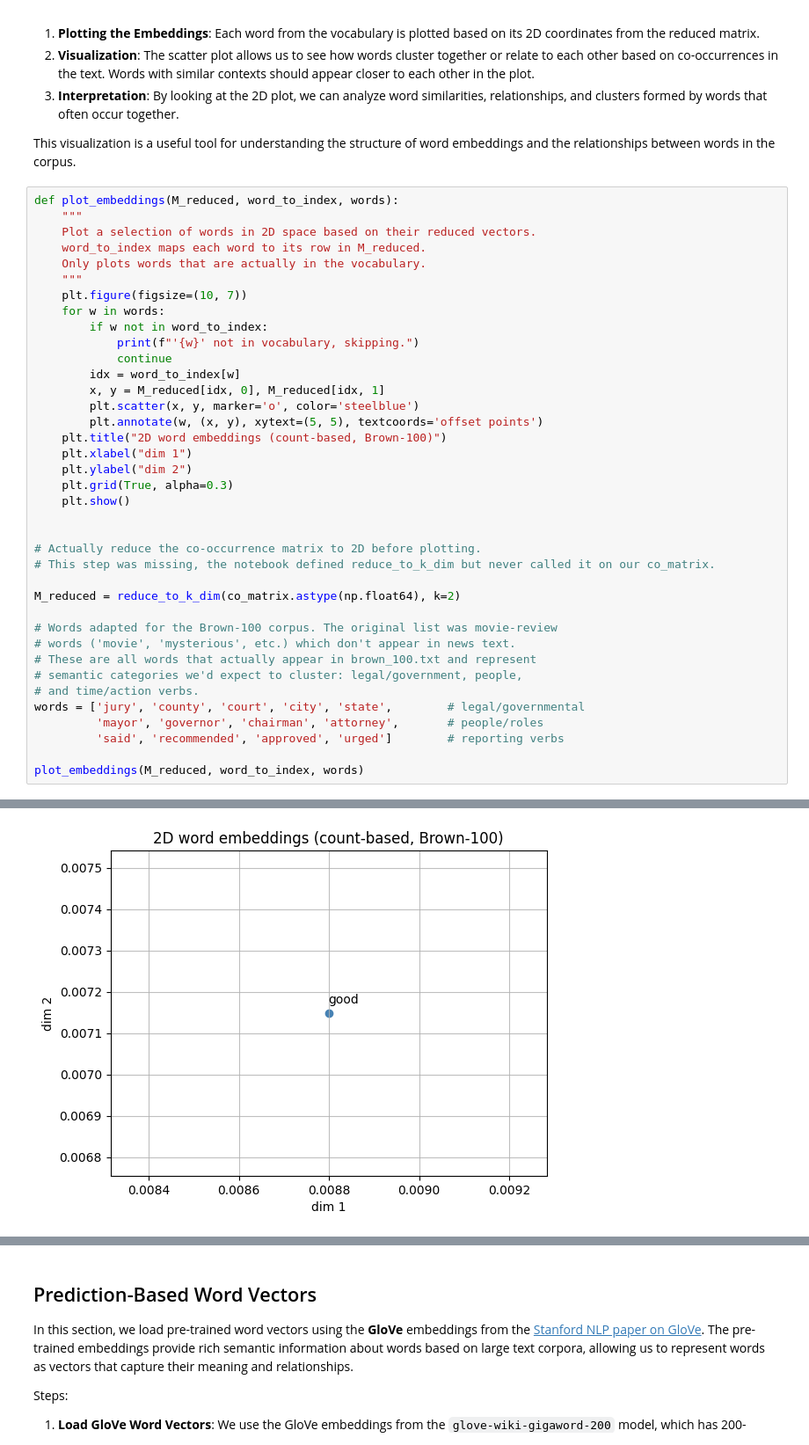
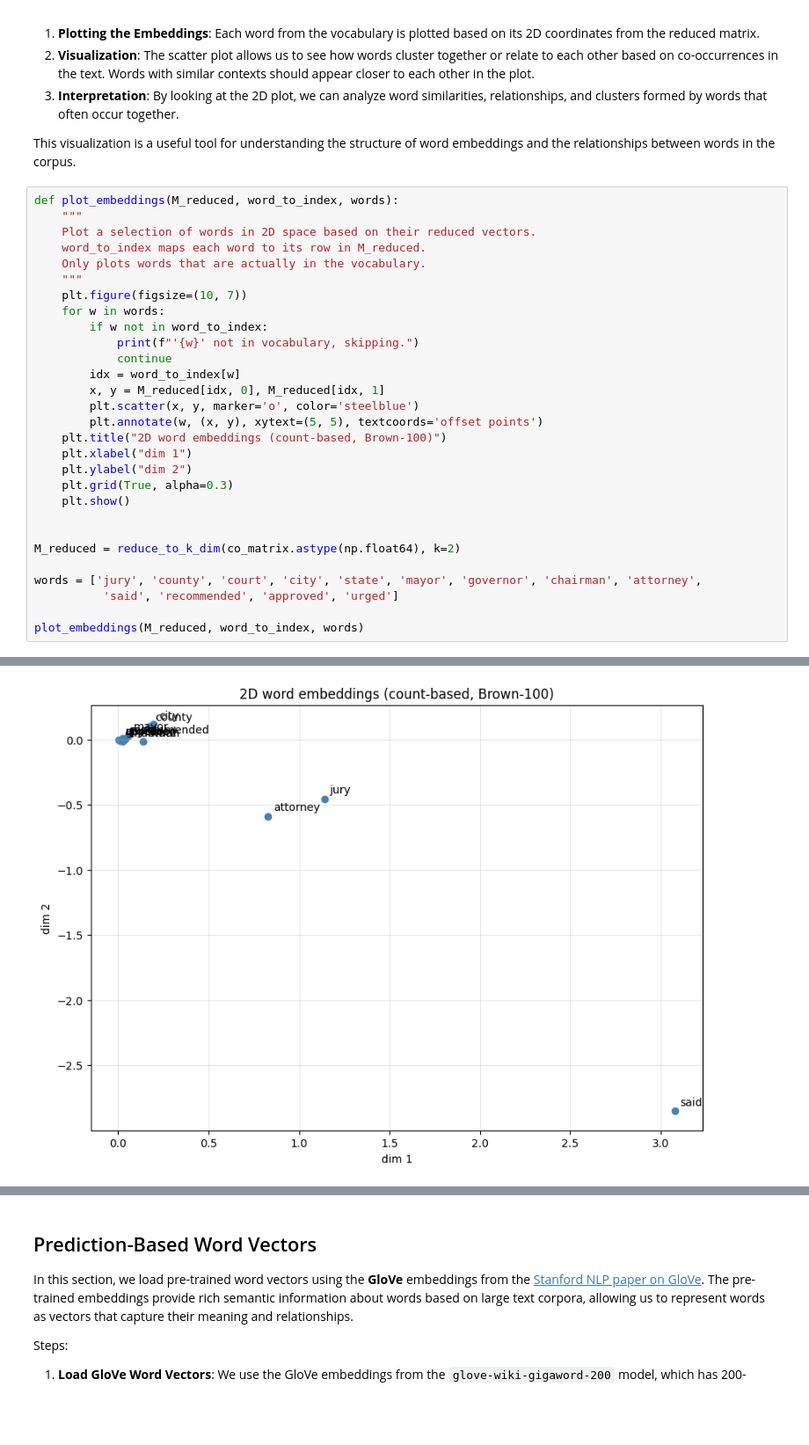
Before and after one commit to myriamth04/NLP, a Jupyter notebook: NLP_2026_A2.ipynb, the cells around one changed output, grey strips where cells are left out. Shown at 88% size. Saved outputs shown, nothing was run; the diff lists cells and outputs as text; blank space fills up the shorter version.

Commit message:
changes: update words with multiple meanings

```diff
--- a/NLP_2026_A2.ipynb
+++ b/NLP_2026_A2.ipynb
@@ -442,19 +442,10 @@ def plot_embeddings(M_reduced, word_to_index, words):
     plt.show()
 
 
-# Actually reduce the co-occurrence matrix to 2D before plotting.
-# This step was missing, the notebook defined reduce_to_k_dim but never called it on our co_matrix.
-
 M_reduced = reduce_to_k_dim(co_matrix.astype(np.float64), k=2)
 
-# Words adapted for the Brown-100 corpus. The original list was movie-review
-# words ('movie', 'mysterious', etc.) which don't appear in news text.
-# These are all words that actually appear in brown_100.txt and represent
-# semantic categories we'd expect to cluster: legal/government, people,
-# and time/action verbs.
-words = ['jury', 'county', 'court', 'city', 'state',        # legal/governmental
-         'mayor', 'governor', 'chairman', 'attorney',       # people/roles
-         'said', 'recommended', 'approved', 'urged']        # reporting verbs
+words = ['jury', 'county', 'court', 'city', 'state', 'mayor', 'governor', 'chairman', 'attorney',
+          'said', 'recommended', 'approved', 'urged']
 
 plot_embeddings(M_reduced, word_to_index, words)
 # %% [output]
@@ -470,4 +452,4 @@ huge not in corpus
-[figure, old version]
+[figure, new version]
 # %%
 def plot_embeddings(M_reduced, words):
     for word in words:
```
Also changed, not shown: parts of 4 cells of this notebook.
